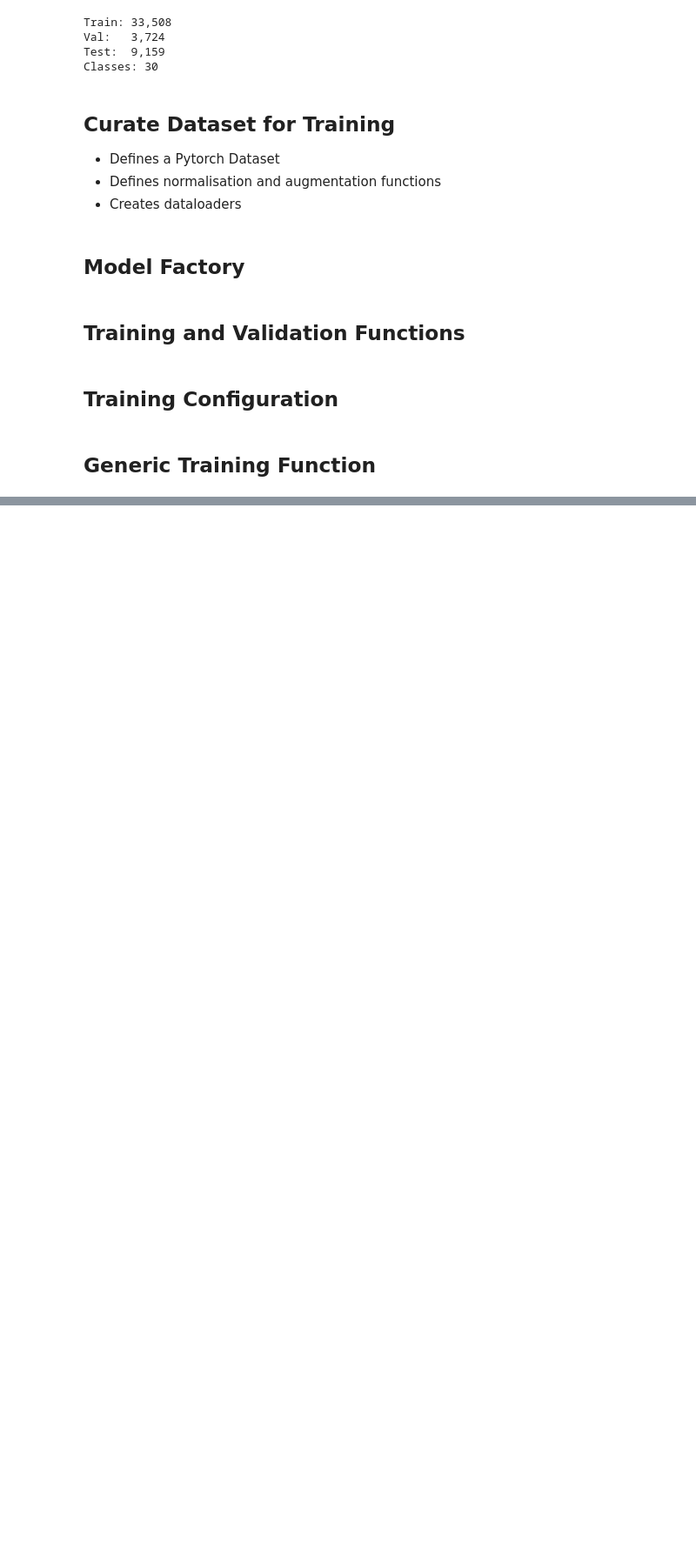
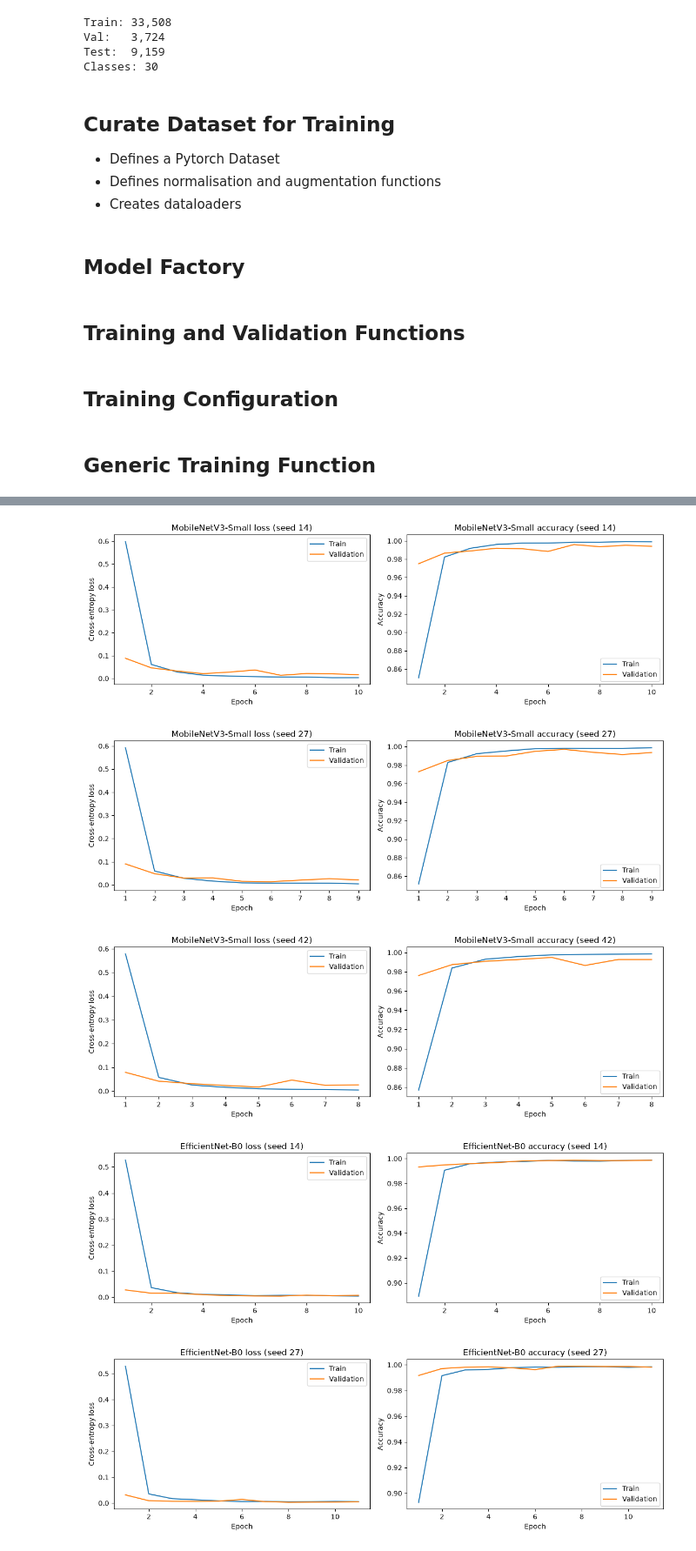
Before and after one commit to vbhaga89/COS801_Project, a Jupyter notebook: rq7.3-ood-abstention/02_train_baselines.ipynb, the cells around one changed output, grey strips where cells are left out. Shown at 87% size. Drawn from its saved outputs; the diff is of its cells as text; code cells hidden in the pictures; blank space fills up the shorter version.

Commit message:
Updated code to include two other seeds

```diff
--- a/rq7.3-ood-abstention/02_train_baselines.ipynb
+++ b/rq7.3-ood-abstention/02_train_baselines.ipynb
@@ -32,4 +32,7 @@ from torchvision.models import (
 from PIL import Image
 
 from sklearn.metrics import accuracy_score, f1_score, classification_report
+# %%
+FIGURE_DIR = Path("./results/figures")
+FIGURE_DIR.mkdir(parents=True, exist_ok=True)
 # %%
@@ -406,13 +384,0 @@ MobileNetV3-Small | Epoch 12 | Train loss 0.0032 | Train acc 0.9991 | Val loss 0
-# %%
-criterion = nn.CrossEntropyLoss()
-
-test_loss, test_acc, test_f1 = evaluate(
-    mobilenet,
-    test_loader,
-    criterion,
-    device,
-)
-
-print(f"Test loss:     {test_loss:.4f}")
-print(f"Test accuracy: {test_acc:.4f}")
-print(f"Test Macro F1: {test_f1:.4f}")
@@ -656,0 +511,33 @@ plt.show()
+# %%
+for model_name, display_name in MODEL_NAMES.items():
+    for seed in SEEDS:
+        history = all_histories[(model_name, seed)]
+
+        fig, axes = plt.subplots(1, 2, figsize=(12, 4))
+        axes[0].plot(history["epoch"], history["train_loss"], label="Train")
+        axes[0].plot(history["epoch"], history["val_loss"], label="Validation")
+        axes[0].set_title(f"{display_name} loss (seed {seed})")
+        axes[0].set_xlabel("Epoch")
+        axes[0].set_ylabel("Cross-entropy loss")
+        axes[0].legend()
+
+        axes[1].plot(history["epoch"], history["train_acc"], label="Train")
+        axes[1].plot(history["epoch"], history["val_acc"], label="Validation")
+        axes[1].set_title(f"{display_name} accuracy (seed {seed})")
+        axes[1].set_xlabel("Epoch")
+        axes[1].set_ylabel("Accuracy")
+        axes[1].legend()
+
+        fig.tight_layout()
+        fig.savefig(
+            FIGURE_DIR / f"{model_name}_training_curves_seed{seed}.png",
+            dpi=300,
+            bbox_inches="tight",
+        )
+        plt.show()
+# %% [output]
+[figure, added]
+[figure, added]
+[figure, added]
+[figure, added]
+[figure, added]
```
Also changed, not shown: parts of 25 cells of this notebook, 9 other files.
